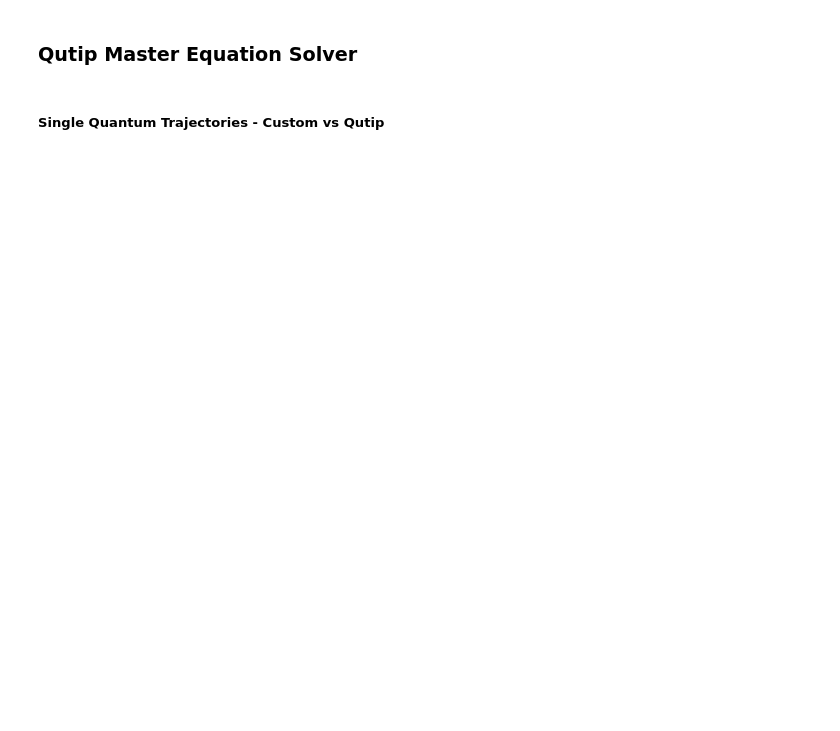
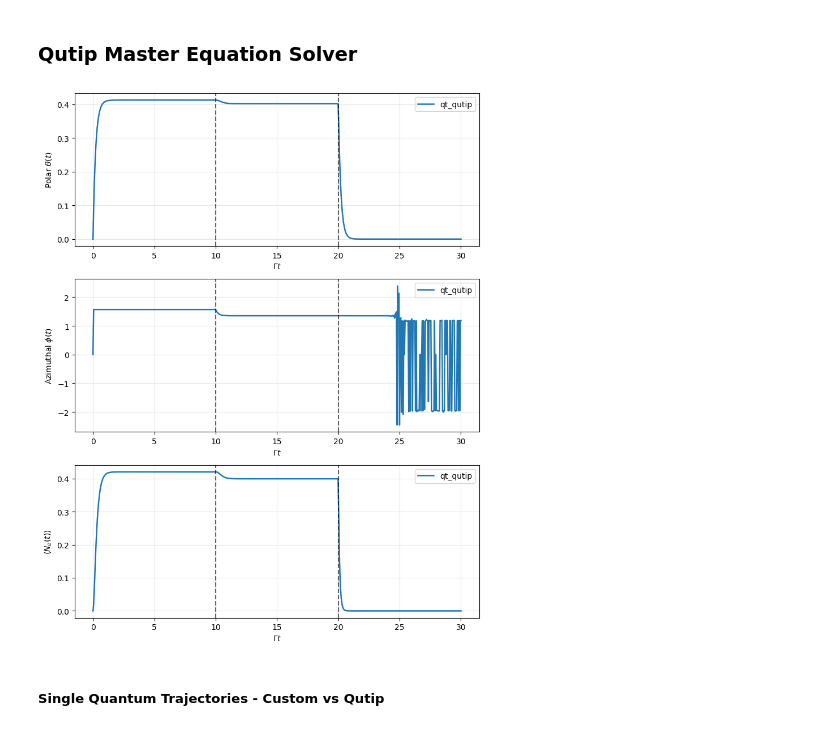
Before and after one commit to AsharKamal98/cavity-OAT, a Jupyter notebook: main.ipynb, the cells around one changed output. Saved outputs shown, nothing was run; the diff lists cells and outputs as text; code cells hidden in the pictures; blank space fills up the shorter version.

```diff
--- a/main.ipynb
+++ b/main.ipynb
@@ -211,31 +219,33 @@ def run_qutip_mcsolve():
 # %%
 def run_qutip_mesolve():
     from quantum_trajectories_qutip.sim import simulate_fixed_nj_me_trajectory
     from quantum_trajectories_qutip.aggregator import qutip_fixed_nj_mcsolve_observables
     from common.plotting import plot_trajectory_angles_and_excitation
 
 
     me_res = simulate_fixed_nj_me_trajectory(
         N=N,
         gamma=gamma,
         phases=phases,
         num_points=600,
     )
 
     me_obs = qutip_fixed_nj_mcsolve_observables(me_res)
 
     output_dir = Path("output")
     output_dir.mkdir(exist_ok=True)
     fig, axes = plot_trajectory_angles_and_excitation(
         me_obs,
         phases,
         output_path=output_dir / "qt_qutip.png",
         axes=None,
         label="qt_qutip",
 
     )
 
-# run_qutip_mesolve()
+run_qutip_mesolve()
+# %% [output]
+[figure, added]
 # %% [markdown]
 ##### Single Quantum Trajectories - Custom vs Qutip
 # %%
```
Also changed, not shown: parts of 6 cells of this notebook, 5 other files.
